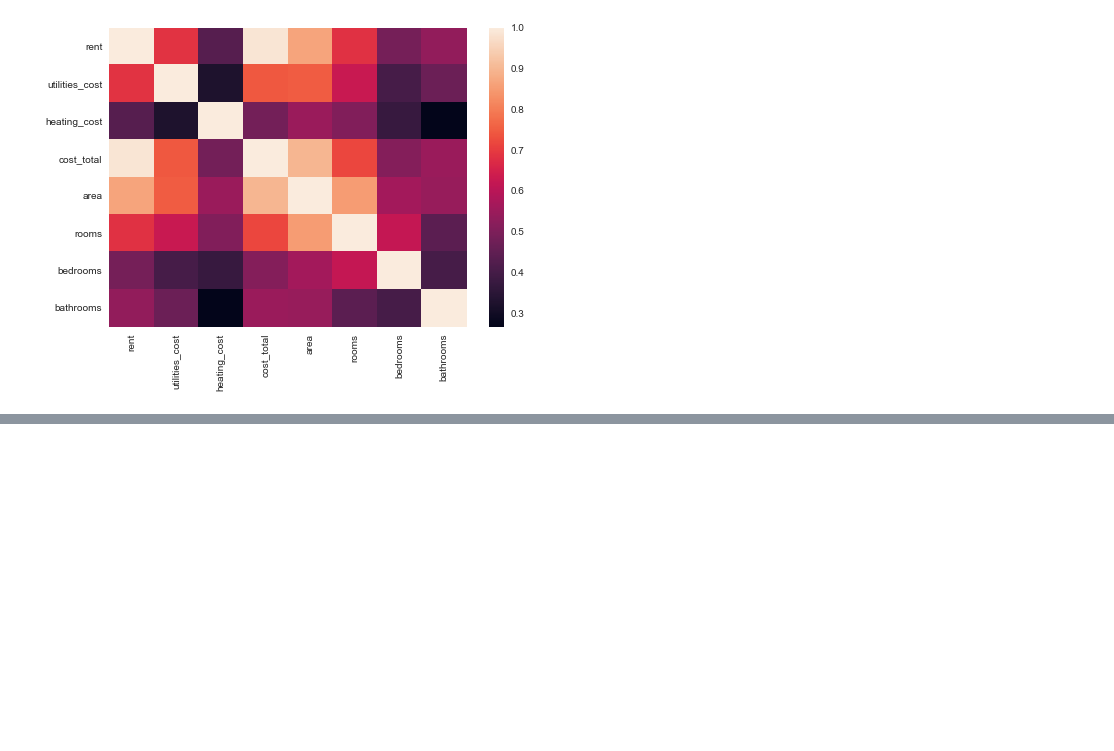
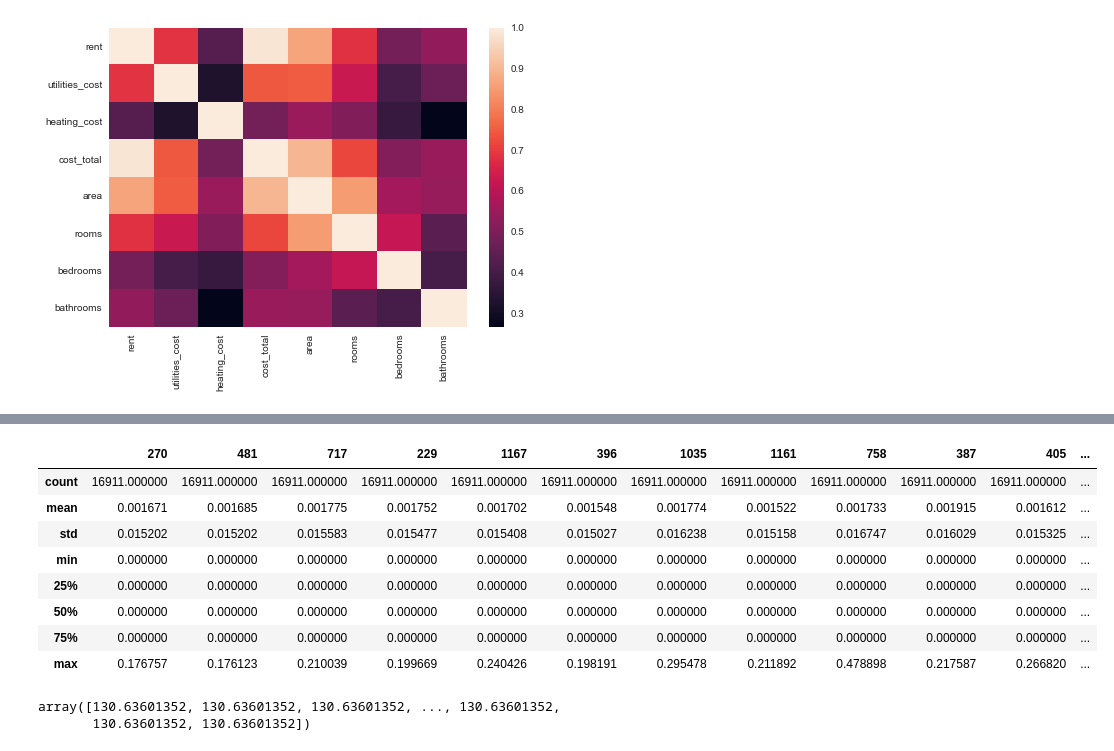
Before and after one commit to David5492/bachelorarbeit, a Jupyter notebook: _climate_change_mitigation/_climate_change_mitigation/modellers/pipelines.ipynb, the cells around one changed output, grey strips where cells are left out. Drawn from its saved outputs; the diff is of its cells as text; code cells hidden in the pictures; blank space fills up the shorter version.

```diff
--- a/_climate_change_mitigation/_climate_change_mitigation/modellers/pipelines.ipynb
+++ b/_climate_change_mitigation/_climate_change_mitigation/modellers/pipelines.ipynb
@@ -440,0 +522,17 @@ r-squared (%)   66.79
+# %%
+df.iloc[:,82:100].describe()
+# %% [output]
+|  | 270 | 481 | 717 | 229 | 1167 | 396 | 1035 | 1161 | 758 | 387 | 405 | ... |
+| count | 16911.000000 | 16911.000000 | 16911.000000 | 16911.000000 | 16911.000000 | 16911.000000 | 16911.000000 | 16911.000000 | 16911.000000 | 16911.000000 | 16911.000000 | ... |
+| mean | 0.001671 | 0.001685 | 0.001775 | 0.001752 | 0.001702 | 0.001548 | 0.001774 | 0.001522 | 0.001733 | 0.001915 | 0.001612 | ... |
+| std | 0.015202 | 0.015202 | 0.015583 | 0.015477 | 0.015408 | 0.015027 | 0.016238 | 0.015158 | 0.016747 | 0.016029 | 0.015325 | ... |
+| min | 0.000000 | 0.000000 | 0.000000 | 0.000000 | 0.000000 | 0.000000 | 0.000000 | 0.000000 | 0.000000 | 0.000000 | 0.000000 | ... |
+| 25% | 0.000000 | 0.000000 | 0.000000 | 0.000000 | 0.000000 | 0.000000 | 0.000000 | 0.000000 | 0.000000 | 0.000000 | 0.000000 | ... |
+| 50% | 0.000000 | 0.000000 | 0.000000 | 0.000000 | 0.000000 | 0.000000 | 0.000000 | 0.000000 | 0.000000 | 0.000000 | 0.000000 | ... |
+| 75% | 0.000000 | 0.000000 | 0.000000 | 0.000000 | 0.000000 | 0.000000 | 0.000000 | 0.000000 | 0.000000 | 0.000000 | 0.000000 | ... |
+| max | 0.176757 | 0.176123 | 0.210039 | 0.199669 | 0.240426 | 0.198191 | 0.295478 | 0.211892 | 0.478898 | 0.217587 | 0.266820 | ... |
+# %%
+y_pred
+# %% [output]
+array([130.63601352, 130.63601352, 130.63601352, ..., 130.63601352,
+       130.63601352, 130.63601352])
```
Also changed, not shown: parts of 9 cells of this notebook, 1 other file.
